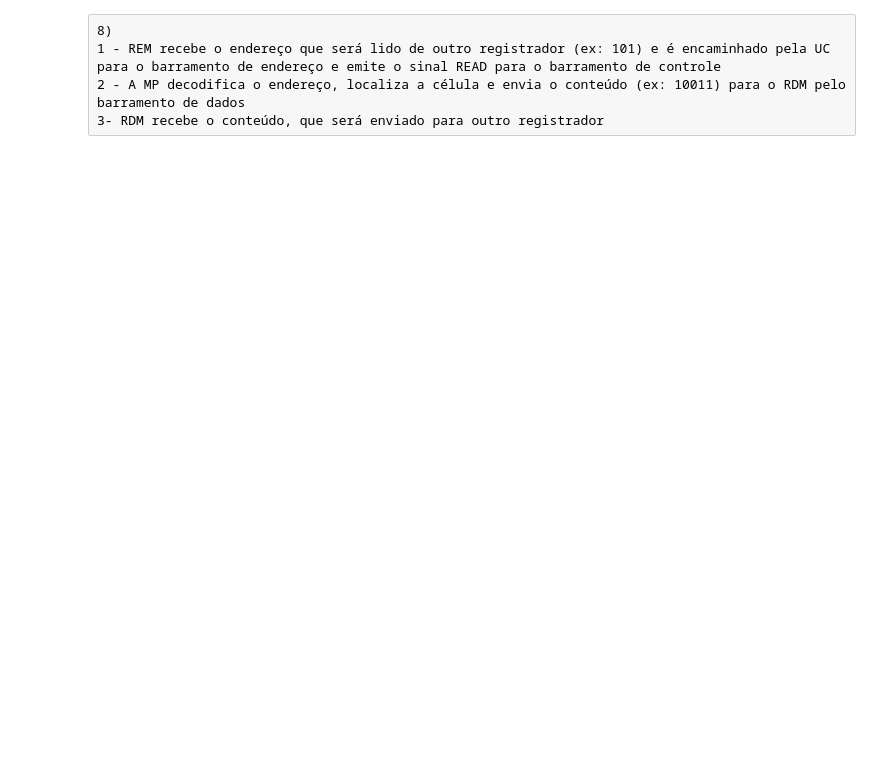
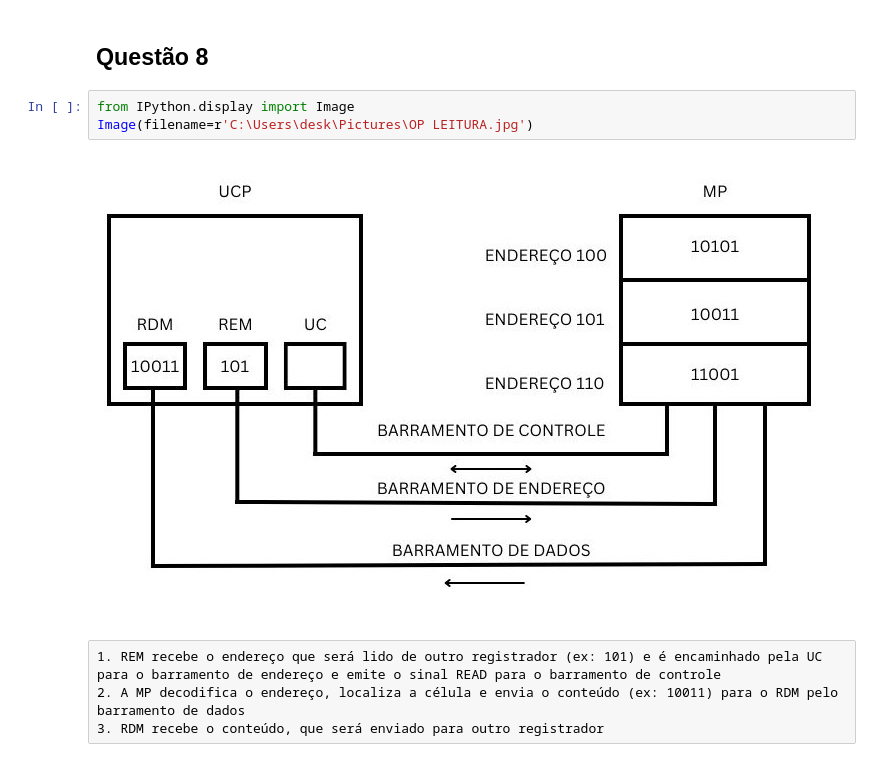
Before and after one commit to manuelafba/sistemascomputacionais, a Jupyter notebook: slide 88/slide88 (3).ipynb, the cells around one changed output. Drawn from its saved outputs; the diff is of its cells as text; blank space fills up the shorter version.

```diff
--- a/slide 88/slide88 (3).ipynb
+++ b/slide 88/slide88 (3).ipynb
@@ -7,5 +12,11 @@ Existem três tipos de barramentos: barramento de dados, de endereço e de contr
+# %% [markdown]
+## Questão 8
+# %%
+from IPython.display import Image
+Image(filename=r'C:\Users\desk\Pictures\OP LEITURA.jpg')
+# %% [output]
+[figure, added]
 # %% [raw]
-8)
-1 - REM recebe o endereço que será lido de outro registrador (ex: 101) e é encaminhado pela UC para o barramento de endereço e emite o sinal READ para o barramento de controle
-2 - A MP decodifica o endereço, localiza a célula e envia o conteúdo (ex: 10011) para o RDM pelo barramento de dados
-3- RDM recebe o conteúdo, que será enviado para outro registrador
+1. REM recebe o endereço que será lido de outro registrador (ex: 101) e é encaminhado pela UC para o barramento de endereço e emite o sinal READ para o barramento de controle
+2. A MP decodifica o endereço, localiza a célula e envia o conteúdo (ex: 10011) para o RDM pelo barramento de dados
+3. RDM recebe o conteúdo, que será enviado para outro registrador
```
Also changed, not shown: parts of 18 cells of this notebook.
